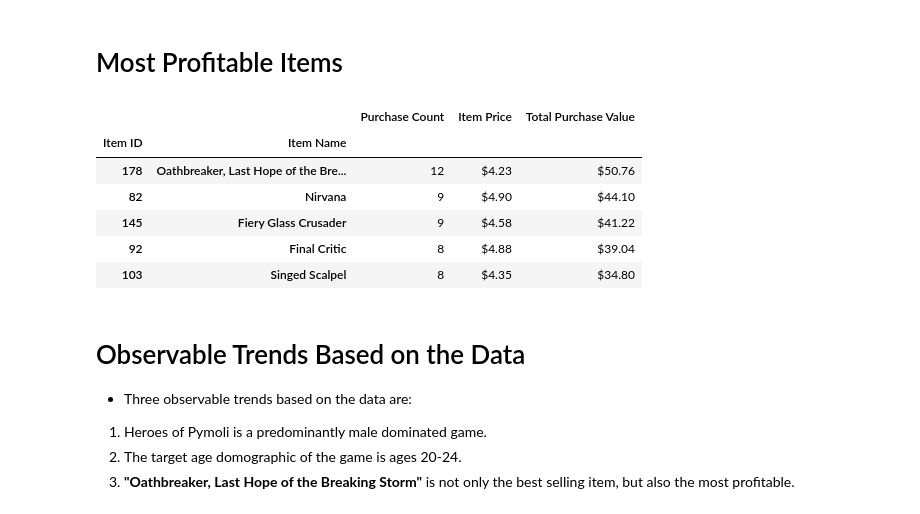
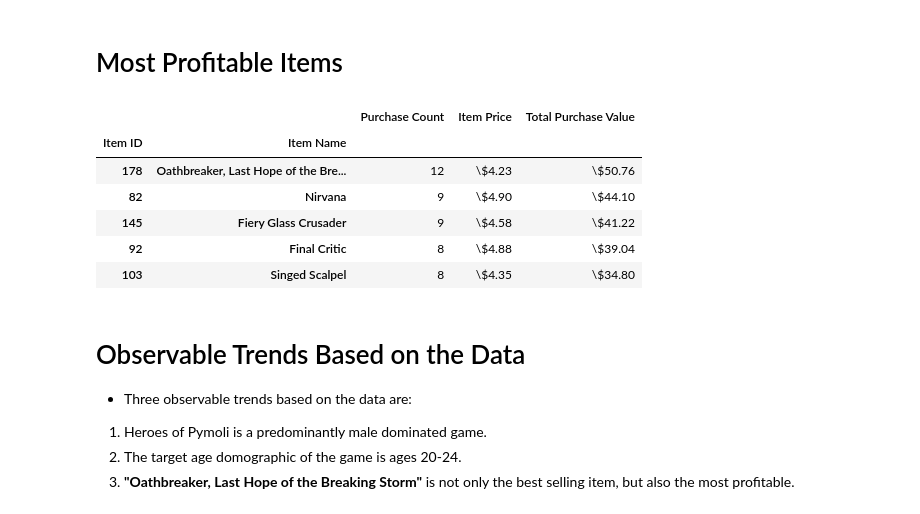
Before and after one commit to mcampo2/UMDABC, a Jupyter notebook: 04-Pandas/HeroesOfPymoli/HeroesOfPymoli.ipynb, the cells around one changed output. Saved outputs shown, nothing was run; the diff lists cells and outputs as text; code cells hidden in the pictures.

```diff
--- a/04-Pandas/HeroesOfPymoli/HeroesOfPymoli.ipynb
+++ b/04-Pandas/HeroesOfPymoli/HeroesOfPymoli.ipynb
@@ -240,8 +240,8 @@ most_popular_items_df = pd.DataFrame({
 # Sort the purchase count column in descending order
 most_popular_items_df.sort_values("Purchase Count", ascending=0, inplace=True)
 # Optional: give the displayed data cleaner formatting
-most_popular_items_df["Item Price"] = most_popular_items_df["Item Price"].map("${:.2f}".format)
-most_popular_items_df["Total Purchase Value"] = most_popular_items_df["Total Purchase Value"].map("${:.2f}".format)
+most_popular_items_df["Item Price"] = most_popular_items_df["Item Price"].map("\\${:.2f}".format)
+most_popular_items_df["Total Purchase Value"] = most_popular_items_df["Total Purchase Value"].map("\\${:.2f}".format)
 
 # Display a preview of the summary data frame
 most_popular_items_df.head()
@@ -258,21 +258,21 @@ most_popular_items_df.head()
 # %%
 # Sort the above table by total purchase value in descending order
 most_profitable_items_df = most_popular_items_df.copy()
 most_profitable_items_df["Total Purchase Value"] = total_purchase_value
 most_profitable_items_df.sort_values("Total Purchase Value", ascending=0, inplace=True)
 # Optional: give the displayed data cleaner formatting
-most_profitable_items_df["Total Purchase Value"] = most_profitable_items_df["Total Purchase Value"].map("${:.2f}".format)
+most_profitable_items_df["Total Purchase Value"] = most_profitable_items_df["Total Purchase Value"].map("\\${:.2f}".format)
 
 # Display a preview of the data frame
 most_profitable_items_df.head()
 # %% [output]
 |  |  | Purchase Count | Item Price | Total Purchase Value |
 | Item ID | Item Name |  |  |  |
-| 178 | Oathbreaker, Last Hope of the Bre... | 12 | $4.23 | $50.76 |
-| 82 | Nirvana | 9 | $4.90 | $44.10 |
-| 145 | Fiery Glass Crusader | 9 | $4.58 | $41.22 |
-| 92 | Final Critic | 8 | $4.88 | $39.04 |
-| 103 | Singed Scalpel | 8 | $4.35 | $34.80 |
+| 178 | Oathbreaker, Last Hope of the Bre... | 12 | \$4.23 | \$50.76 |
+| 82 | Nirvana | 9 | \$4.90 | \$44.10 |
+| 145 | Fiery Glass Crusader | 9 | \$4.58 | \$41.22 |
+| 92 | Final Critic | 8 | \$4.88 | \$39.04 |
+| 103 | Singed Scalpel | 8 | \$4.35 | \$34.80 |
 # %% [markdown]
 # Observable Trends Based on the Data
 * Three observable trends based on the data are:
```
Also changed, not shown: parts of 5 cells of this notebook, 1 other file.
